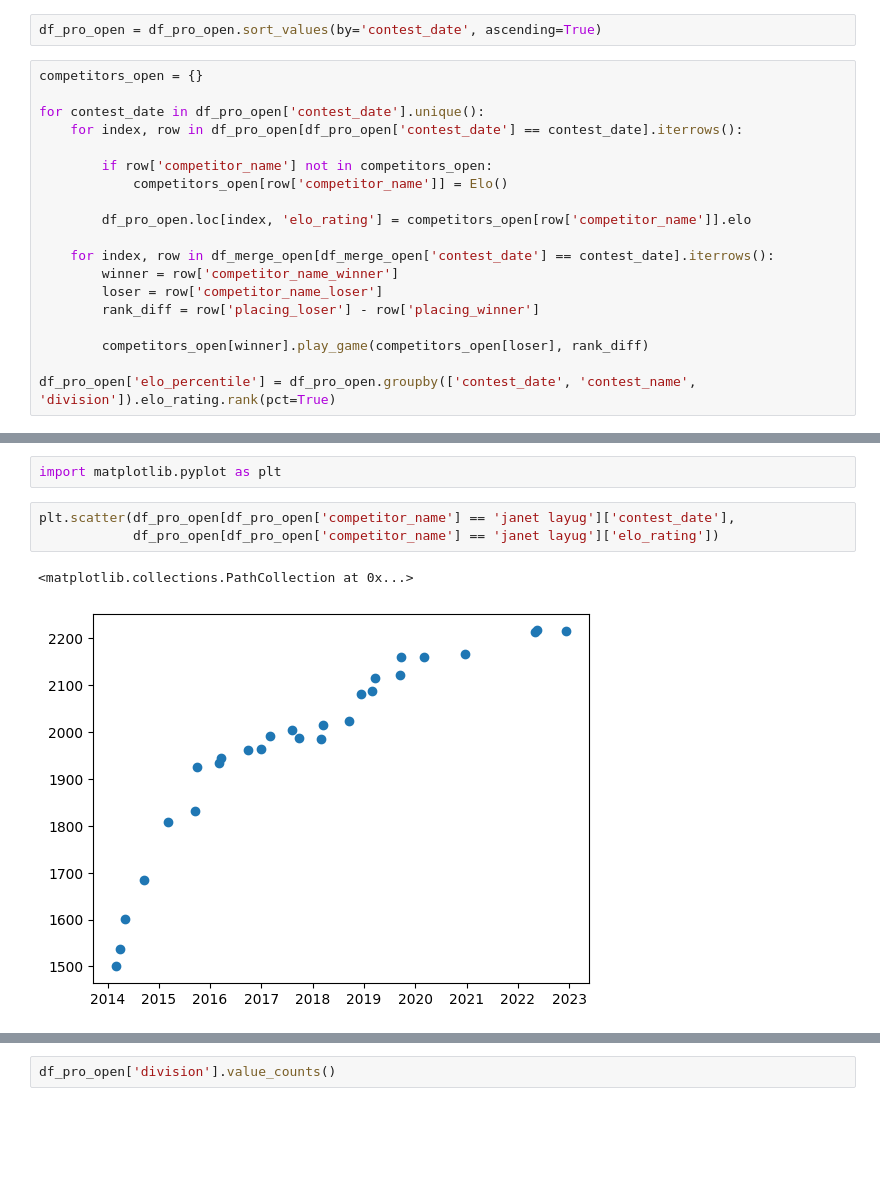
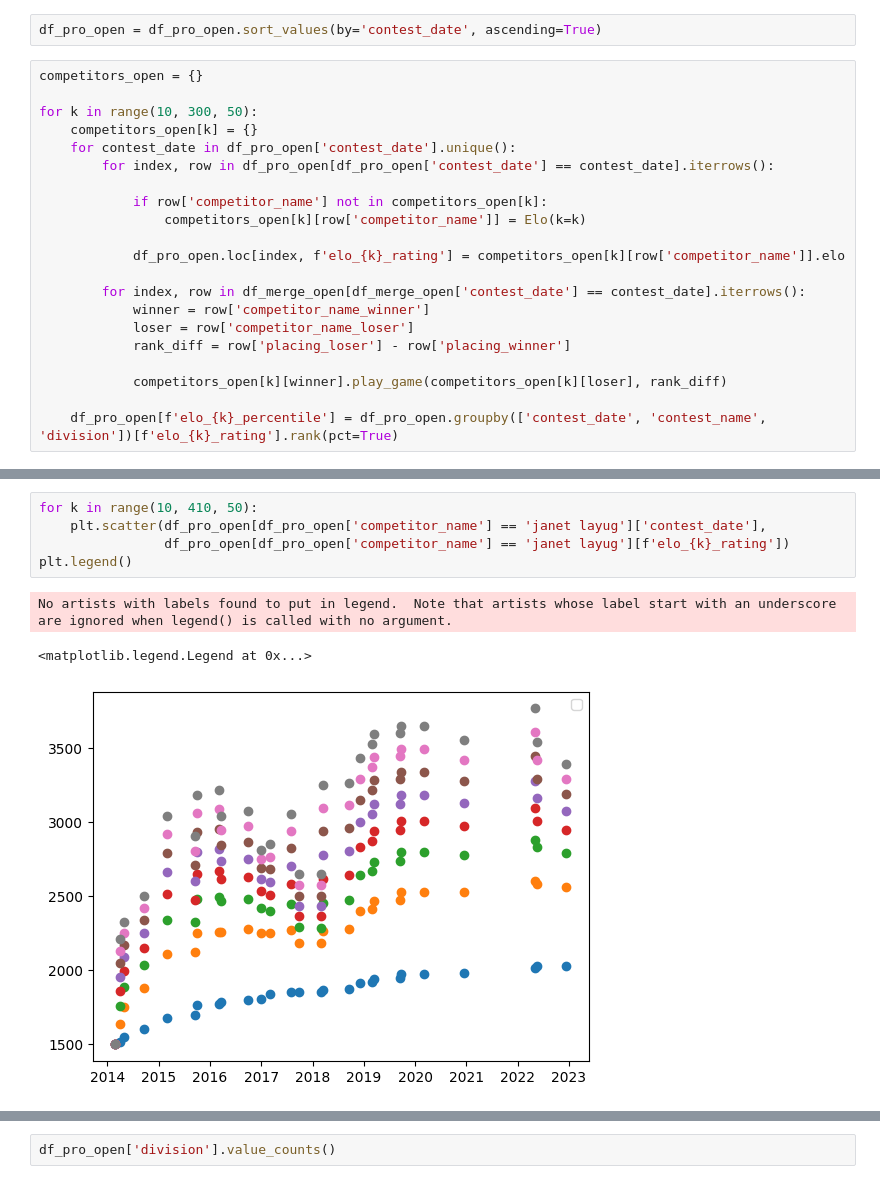
Before and after one commit to andrei-prokhorov/bodybuilding-ranking, a Jupyter notebook: elo_rating.ipynb, the cells around one changed output, grey strips where cells are left out. Saved outputs shown, nothing was run; the diff lists cells and outputs as text; blank space fills up the shorter version.

```diff
--- a/elo_rating.ipynb
+++ b/elo_rating.ipynb
@@ -182,22 +183,24 @@ df_pro_open = df_pro_open.sort_values(by='contest_date', ascending=True)
 # %%
 competitors_open = {}
 
-for contest_date in df_pro_open['contest_date'].unique():
-    for index, row in df_pro_open[df_pro_open['contest_date'] == contest_date].iterrows():
+for k in range(10, 300, 50):
+    competitors_open[k] = {}
+    for contest_date in df_pro_open['contest_date'].unique():
+        for index, row in df_pro_open[df_pro_open['contest_date'] == contest_date].iterrows():
 
-        if row['competitor_name'] not in competitors_open:
-            competitors_open[row['competitor_name']] = Elo()
+            if row['competitor_name'] not in competitors_open[k]:
+                competitors_open[k][row['competitor_name']] = Elo(k=k)
 
-        df_pro_open.loc[index, 'elo_rating'] = competitors_open[row['competitor_name']].elo
+            df_pro_open.loc[index, f'elo_{k}_rating'] = competitors_open[k][row['competitor_name']].elo
 
-    for index, row in df_merge_open[df_merge_open['contest_date'] == contest_date].iterrows():
-        winner = row['competitor_name_winner']
-        loser = row['competitor_name_loser']
-        rank_diff = row['placing_loser'] - row['placing_winner']
+        for index, row in df_merge_open[df_merge_open['contest_date'] == contest_date].iterrows():
+            winner = row['competitor_name_winner']
+            loser = row['competitor_name_loser']
+            rank_diff = row['placing_loser'] - row['placing_winner']
 
-        competitors_open[winner].play_game(competitors_open[loser], rank_diff)
+            competitors_open[k][winner].play_game(competitors_open[k][loser], rank_diff)
 
-df_pro_open['elo_percentile'] = df_pro_open.groupby(['contest_date', 'contest_name', 'division']).elo_rating.rank(pct=True)
+    df_pro_open[f'elo_{k}_percentile'] = df_pro_open.groupby(['contest_date', 'contest_name', 'division'])[f'elo_{k}_rating'].rank(pct=True)
 # %%
 df_pro_open.tail()
 # %% [output]
@@ -210,8 +214,9 @@ df_pro_open.tail()
-# %%
-import matplotlib.pyplot as plt
 # %%
-plt.scatter(df_pro_open[df_pro_open['competitor_name'] == 'janet layug']['contest_date'],
-            df_pro_open[df_pro_open['competitor_name'] == 'janet layug']['elo_rating'])
+for k in range(10, 410, 50):
+    plt.scatter(df_pro_open[df_pro_open['competitor_name'] == 'janet layug']['contest_date'],
+                df_pro_open[df_pro_open['competitor_name'] == 'janet layug'][f'elo_{k}_rating'])
+plt.legend()
 # %% [output]
-<matplotlib.collections.PathCollection at 0x...>
+No artists with labels found to put in legend.  Note that artists whose label start with an underscore are ignored when legend() is called with no argument.
+<matplotlib.legend.Legend at 0x...>
-[figure, old version]
+[figure, new version]
```
Also changed, not shown: parts of 20 cells of this notebook.
